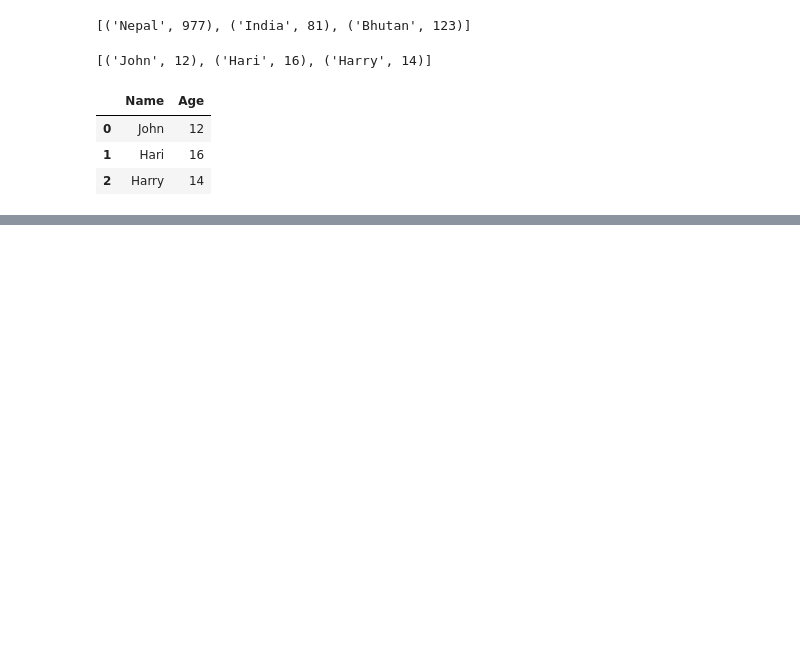
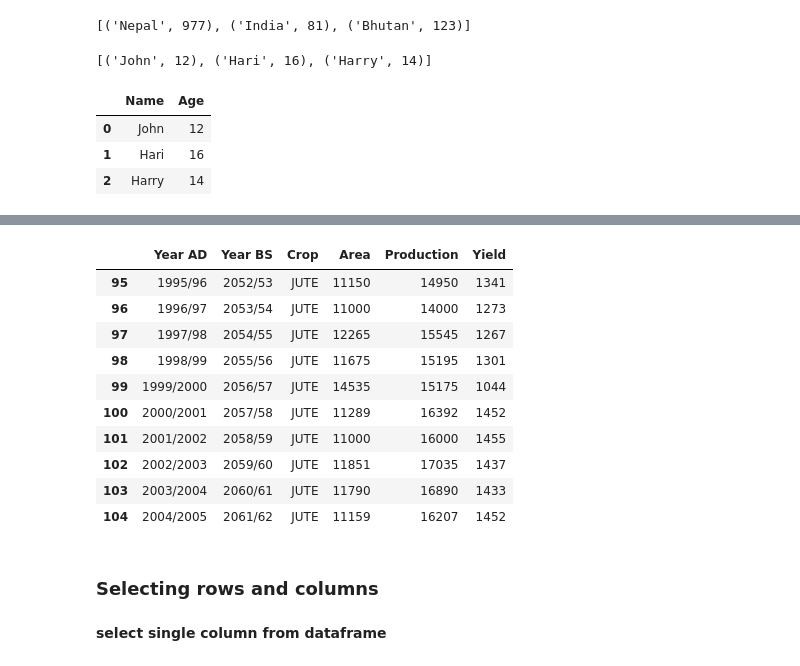
Before and after one commit to learningwithdg/datascience, a Jupyter notebook: pandas.ipynb, the cells around one changed output, grey strips where cells are left out. Cells and saved outputs as stored; diff of their text form; code cells hidden in the pictures; blank space fills up the shorter version.

```diff
--- a/pandas.ipynb
+++ b/pandas.ipynb
@@ -225,0 +97,18 @@ df["2013"].plot()
+# %%
+agri_df.tail(10)
+# %% [output]
+|  | Year AD | Year BS | Crop | Area | Production | Yield |
+| 95 | 1995/96 | 2052/53 | JUTE | 11150 | 14950 | 1341 |
+| 96 | 1996/97 | 2053/54 | JUTE | 11000 | 14000 | 1273 |
+| 97 | 1997/98 | 2054/55 | JUTE | 12265 | 15545 | 1267 |
+| 98 | 1998/99 | 2055/56 | JUTE | 11675 | 15195 | 1301 |
+| 99 | 1999/2000 | 2056/57 | JUTE | 14535 | 15175 | 1044 |
+| 100 | 2000/2001 | 2057/58 | JUTE | 11289 | 16392 | 1452 |
+| 101 | 2001/2002 | 2058/59 | JUTE | 11000 | 16000 | 1455 |
+| 102 | 2002/2003 | 2059/60 | JUTE | 11851 | 17035 | 1437 |
+| 103 | 2003/2004 | 2060/61 | JUTE | 11790 | 16890 | 1433 |
+| 104 | 2004/2005 | 2061/62 | JUTE | 11159 | 16207 | 1452 |
+# %% [markdown]
+### Selecting rows and columns
+# %% [markdown]
+**select single column from dataframe**
```
Also changed, not shown: parts of 54 cells of this notebook, 1 other file.
